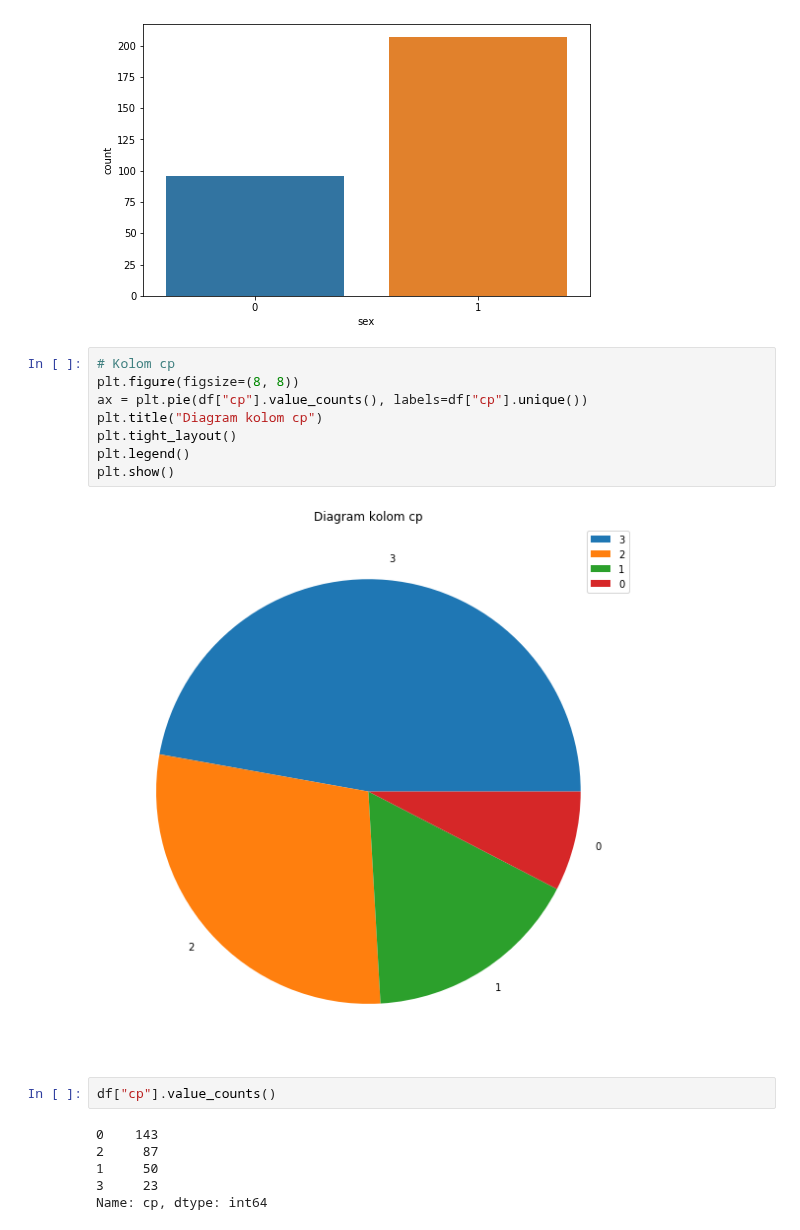
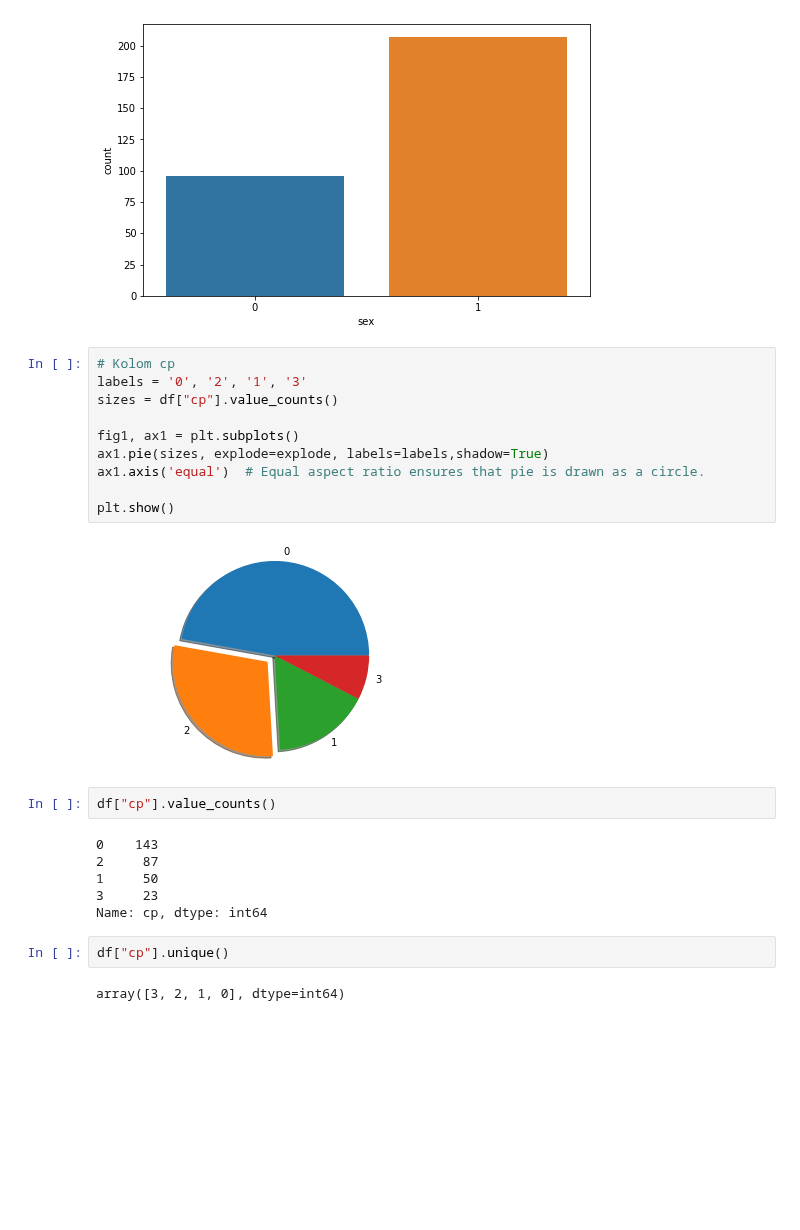
Before and after one commit to rshby/Supervised_Learning, a Jupyter notebook: Heart Disease UCI/Heart Disease - Logistic Regression.ipynb, the cells around one changed output. Saved outputs shown, nothing was run; the diff lists cells and outputs as text; blank space fills up the shorter version.

```diff
--- a/Heart Disease UCI/Heart Disease - Logistic Regression.ipynb
+++ b/Heart Disease UCI/Heart Disease - Logistic Regression.ipynb
@@ -75,16 +75,18 @@ plt.figure(figsize=(8, 5))
 ax = sns.countplot(x=df["sex"])
 # %% [output]
 [figure]
-# %%
-# Kolom cp
-plt.figure(figsize=(8, 8))
-ax = plt.pie(df["cp"].value_counts(), labels=df["cp"].unique())
-plt.title("Diagram kolom cp")
-plt.tight_layout()
-plt.legend()
-plt.show()
-# %% [output]
-[figure, removed]
+# %%
+# Kolom cp
+labels = '0', '2', '1', '3'
+sizes = df["cp"].value_counts()
+
+fig1, ax1 = plt.subplots()
+ax1.pie(sizes, explode=explode, labels=labels,shadow=True)
+ax1.axis('equal')  # Equal aspect ratio ensures that pie is drawn as a circle.
+
+plt.show()
+# %% [output]
+[figure, added]
 # %%
 df["cp"].value_counts()
 # %% [output]
@@ -93,3 +95,7 @@ df["cp"].value_counts()
 1     50
 3     23
 Name: cp, dtype: int64
+# %%
+df["cp"].unique()
+# %% [output]
+array([3, 2, 1, 0], dtype=int64)
```
